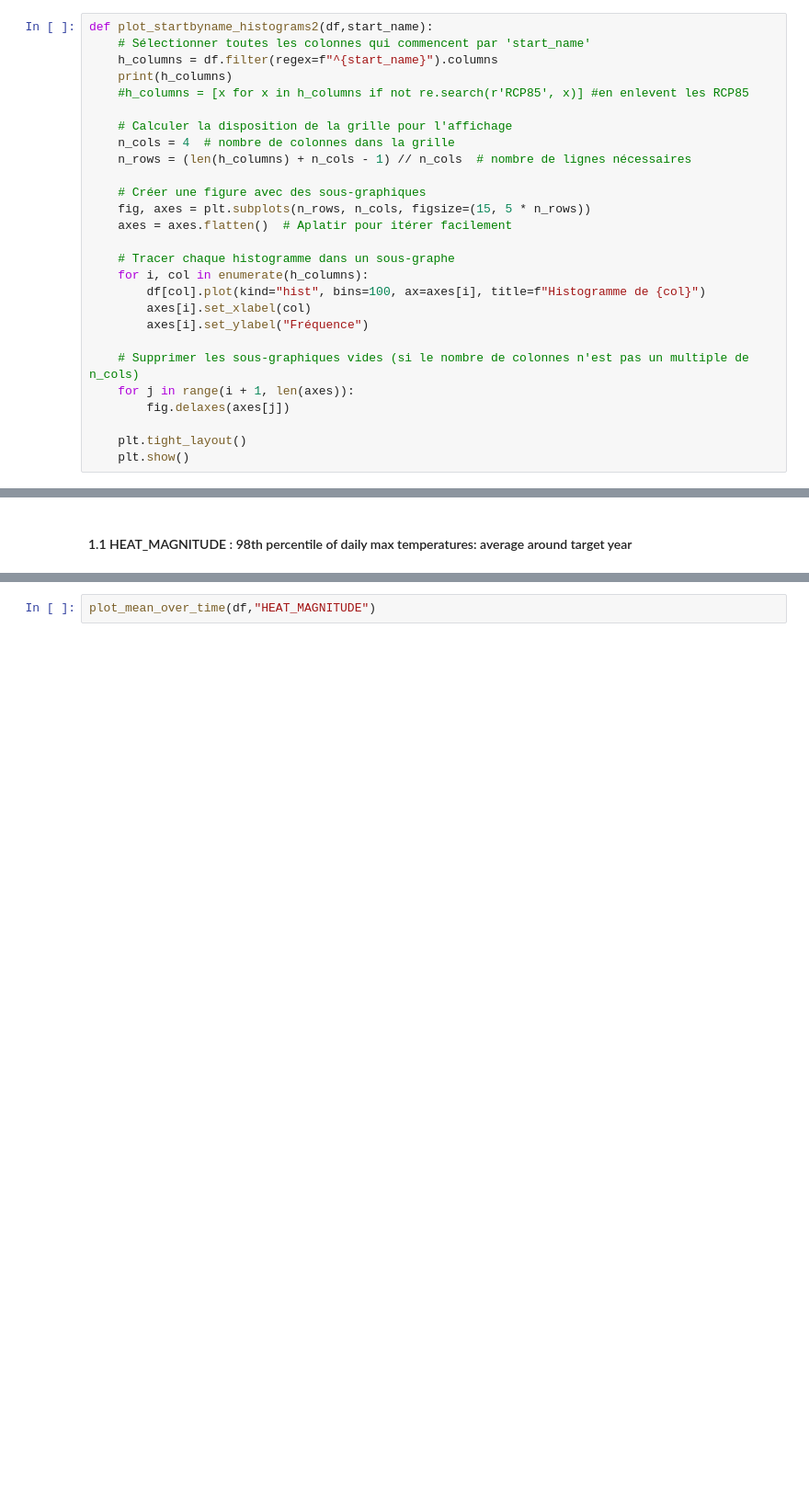
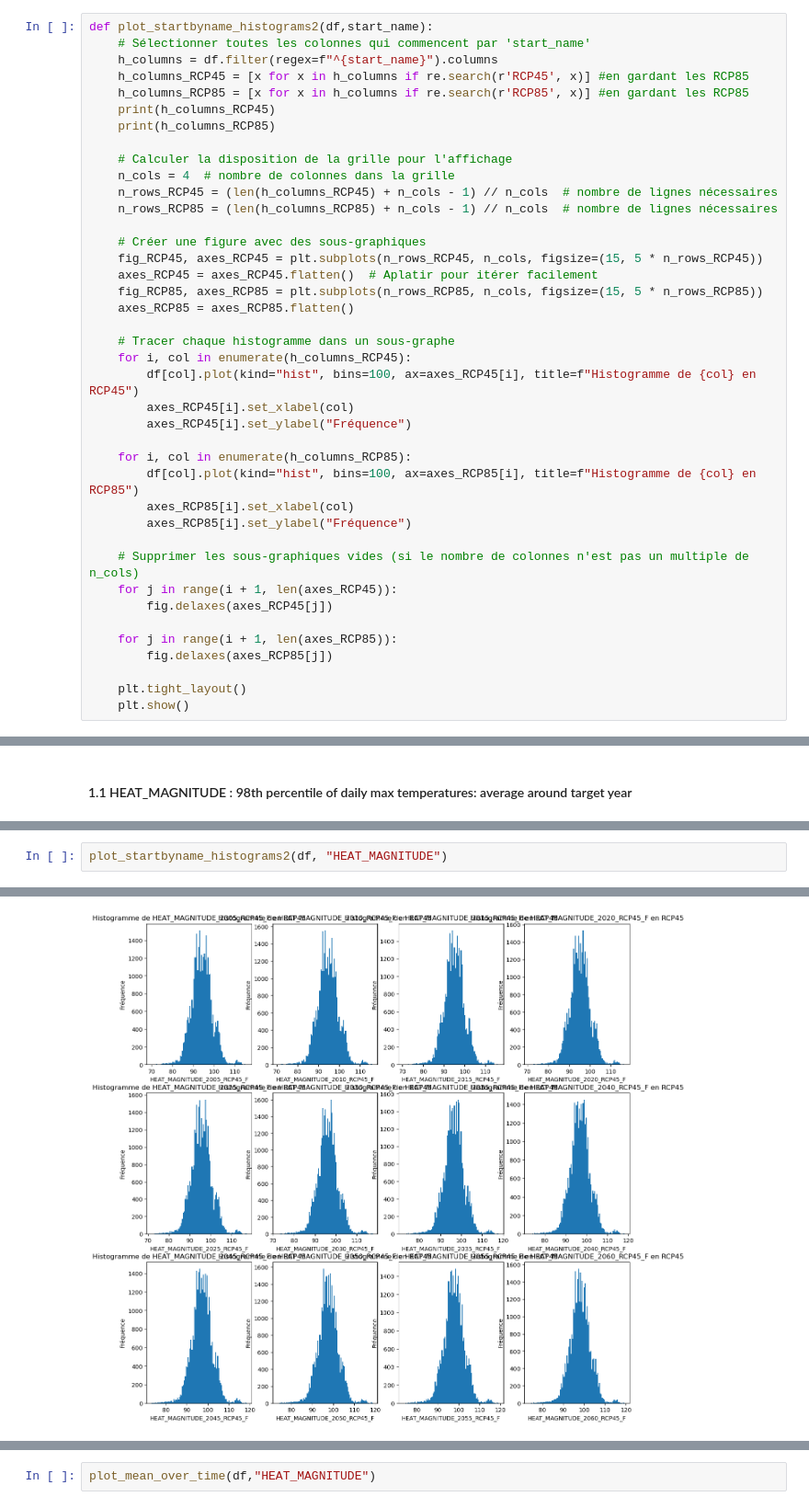
Before and after one commit to Askkip/StatAPP, a Jupyter notebook: US_Climate_Description_Statistics.ipynb, the cells around one changed output, grey strips where cells are left out. Shown at 92% size. Cells and saved outputs as stored; diff of their text form; blank space fills up the shorter version.

```diff
--- a/US_Climate_Description_Statistics.ipynb
+++ b/US_Climate_Description_Statistics.ipynb
@@ -151,26 +151,39 @@ Création de la même fonction mais qui compare les cas RCP45 et RCP85 pour voir
 def plot_startbyname_histograms2(df,start_name):
     # Sélectionner toutes les colonnes qui commencent par 'start_name'
     h_columns = df.filter(regex=f"^{start_name}").columns
-    print(h_columns)
-    #h_columns = [x for x in h_columns if not re.search(r'RCP85', x)] #en enlevent les RCP85
+    h_columns_RCP45 = [x for x in h_columns if re.search(r'RCP45', x)] #en gardant les RCP85
+    h_columns_RCP85 = [x for x in h_columns if re.search(r'RCP85', x)] #en gardant les RCP85
+    print(h_columns_RCP45)
+    print(h_columns_RCP85)
 
     # Calculer la disposition de la grille pour l'affichage
     n_cols = 4  # nombre de colonnes dans la grille
-    n_rows = (len(h_columns) + n_cols - 1) // n_cols  # nombre de lignes nécessaires
+    n_rows_RCP45 = (len(h_columns_RCP45) + n_cols - 1) // n_cols  # nombre de lignes nécessaires
+    n_rows_RCP85 = (len(h_columns_RCP85) + n_cols - 1) // n_cols  # nombre de lignes nécessaires
 
     # Créer une figure avec des sous-graphiques
-    fig, axes = plt.subplots(n_rows, n_cols, figsize=(15, 5 * n_rows))
-    axes = axes.flatten()  # Aplatir pour itérer facilement
+    fig_RCP45, axes_RCP45 = plt.subplots(n_rows_RCP45, n_cols, figsize=(15, 5 * n_rows_RCP45))
+    axes_RCP45 = axes_RCP45.flatten()  # Aplatir pour itérer facilement
+    fig_RCP85, axes_RCP85 = plt.subplots(n_rows_RCP85, n_cols, figsize=(15, 5 * n_rows_RCP85))
+    axes_RCP85 = axes_RCP85.flatten()
 
     # Tracer chaque histogramme dans un sous-graphe
-    for i, col in enumerate(h_columns):
-        df[col].plot(kind="hist", bins=100, ax=axes[i], title=f"Histogramme de {col}")
-        axes[i].set_xlabel(col)
-        axes[i].set_ylabel("Fréquence")
+    for i, col in enumerate(h_columns_RCP45):
+        df[col].plot(kind="hist", bins=100, ax=axes_RCP45[i], title=f"Histogramme de {col} en RCP45")
+        axes_RCP45[i].set_xlabel(col)
+        axes_RCP45[i].set_ylabel("Fréquence")
+
+    for i, col in enumerate(h_columns_RCP85):
+        df[col].plot(kind="hist", bins=100, ax=axes_RCP85[i], title=f"Histogramme de {col} en RCP85")
+        axes_RCP85[i].set_xlabel(col)
+        axes_RCP85[i].set_ylabel("Fréquence")
 
     # Supprimer les sous-graphiques vides (si le nombre de colonnes n'est pas un multiple de n_cols)
-    for j in range(i + 1, len(axes)):
-        fig.delaxes(axes[j])
+    for j in range(i + 1, len(axes_RCP45)):
+        fig.delaxes(axes_RCP45[j])
+
+    for j in range(i + 1, len(axes_RCP85)):
+        fig.delaxes(axes_RCP85[j])
 
     plt.tight_layout()
     plt.show()
@@ -264,3 +277,6 @@ Index(['HEAT_MAGNITUDE_1970_F', 'HEAT_MAGNITUDE_1975_F',
        'HEAT_MAGNITUDE_2060_RCP85_F'],
       dtype='object')
 [figure]
+# %%
+plot_startbyname_histograms2(df, "HEAT_MAGNITUDE")
+# %% [output]
@@ -266,0 +285 @@ Index(['HEAT_MAGNITUDE_1970_F', 'HEAT_MAGNITUDE_1975_F',
+[figure, added]
```
Also changed, not shown: parts of 16 cells of this notebook.
